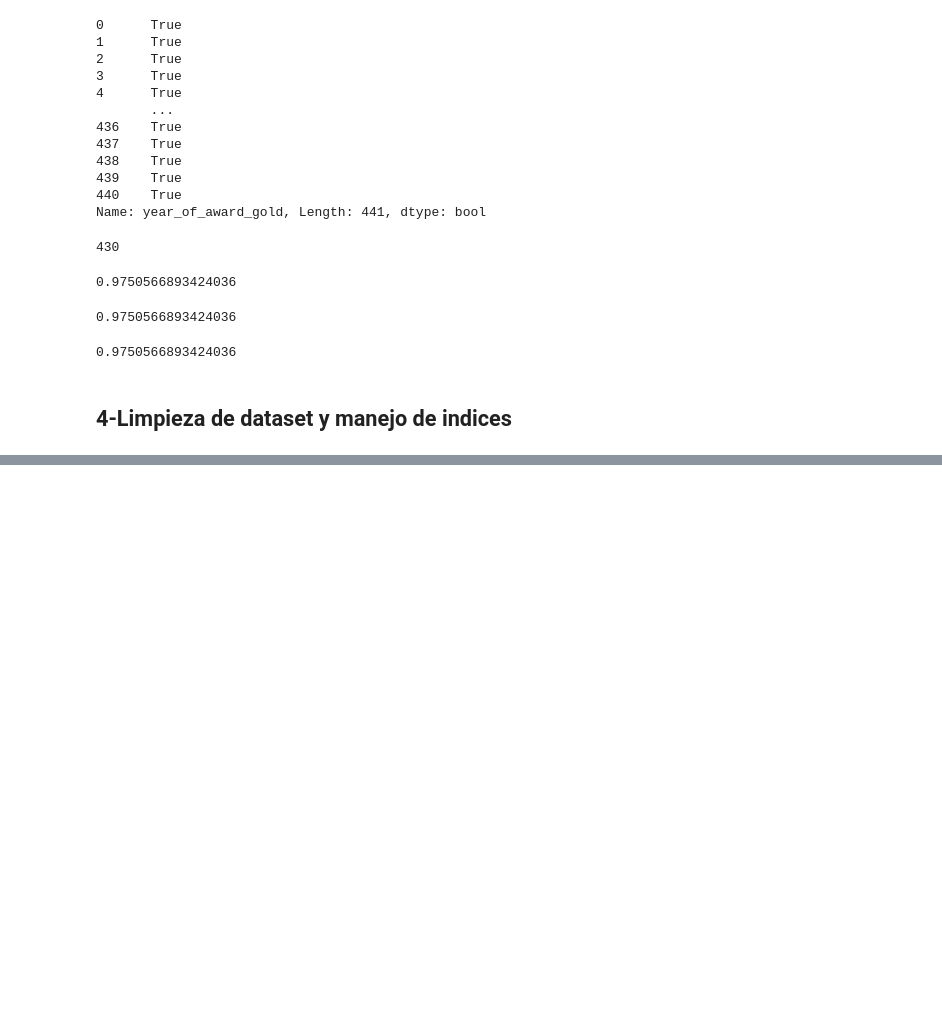
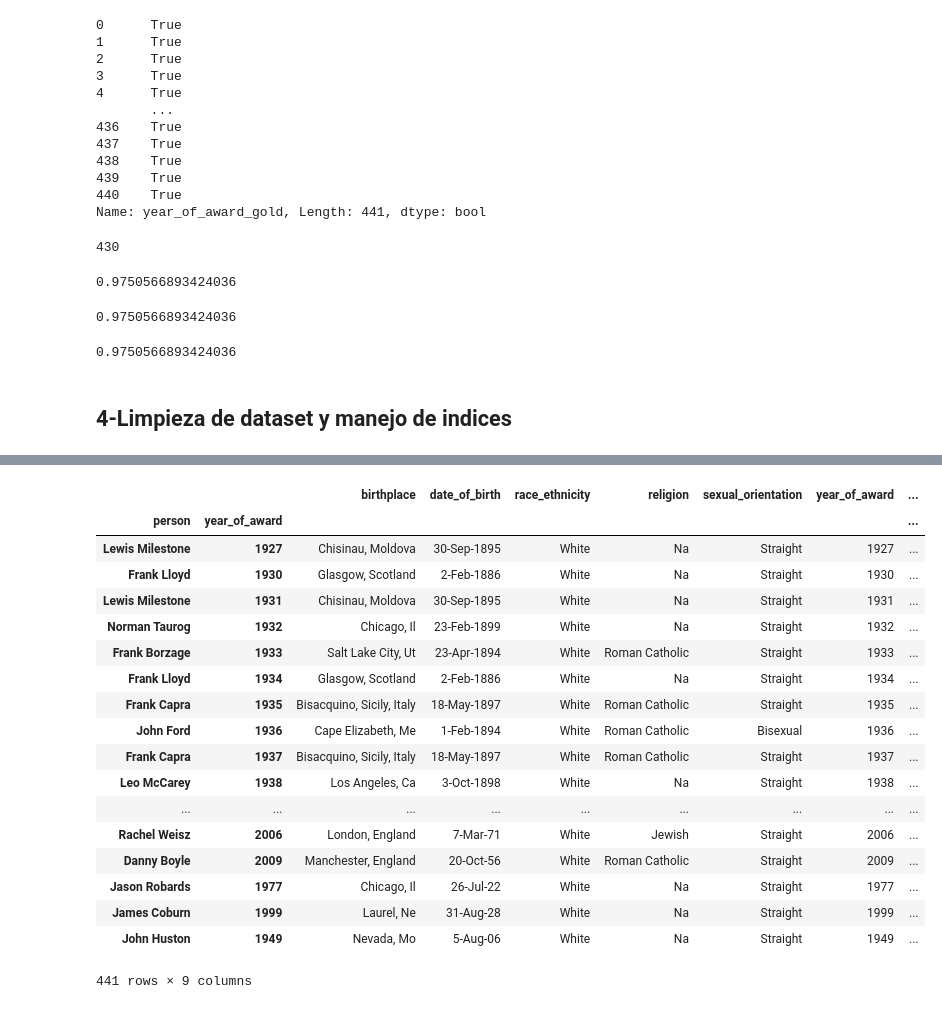
Before and after one commit to FedericoCalonge/OrganizacionDatosRepoMateria, a Jupyter notebook: 1-Manejo_Pandas_Oscars/Analisis_Ganadores_Oscars.ipynb, the cells around one changed output, grey strips where cells are left out. Drawn from its saved outputs; the diff is of its cells as text; code cells hidden in the pictures; blank space fills up the shorter version.

```diff
--- a/1-Manejo_Pandas_Oscars/Analisis_Ganadores_Oscars.ipynb
+++ b/1-Manejo_Pandas_Oscars/Analisis_Ganadores_Oscars.ipynb
@@ -751,0 +965,26 @@ oscars_demographics['year_of_award_gold'].isnull()\
+# %%
+#Ahora queremos que cuando generemos el índice las columnas persona y year_of_award SIGAN SIENDO COLUMNAS! Que NO se eliminen!
+#Esto lo hacemos con drop=False... y ahora veremos esas 2 columnas en nuestro DF
+
+oscars_byID3=oscars.set_index(['person','year_of_award'], drop=False)
+oscars_byID3
+# %% [output]
+|  |  | birthplace | date_of_birth | race_ethnicity | religion | sexual_orientation | year_of_award | ... |
+| person | year_of_award |  |  |  |  |  |  | ... |
+| Lewis Milestone | 1927 | Chisinau, Moldova | 30-Sep-1895 | White | Na | Straight | 1927 | ... |
+| Frank Lloyd | 1930 | Glasgow, Scotland | 2-Feb-1886 | White | Na | Straight | 1930 | ... |
+| Lewis Milestone | 1931 | Chisinau, Moldova | 30-Sep-1895 | White | Na | Straight | 1931 | ... |
+| Norman Taurog | 1932 | Chicago, Il | 23-Feb-1899 | White | Na | Straight | 1932 | ... |
+| Frank Borzage | 1933 | Salt Lake City, Ut | 23-Apr-1894 | White | Roman Catholic | Straight | 1933 | ... |
+| Frank Lloyd | 1934 | Glasgow, Scotland | 2-Feb-1886 | White | Na | Straight | 1934 | ... |
+| Frank Capra | 1935 | Bisacquino, Sicily, Italy | 18-May-1897 | White | Roman Catholic | Straight | 1935 | ... |
+| John Ford | 1936 | Cape Elizabeth, Me | 1-Feb-1894 | White | Roman Catholic | Bisexual | 1936 | ... |
+| Frank Capra | 1937 | Bisacquino, Sicily, Italy | 18-May-1897 | White | Roman Catholic | Straight | 1937 | ... |
+| Leo McCarey | 1938 | Los Angeles, Ca | 3-Oct-1898 | White | Na | Straight | 1938 | ... |
+| ... | ... | ... | ... | ... | ... | ... | ... | ... |
+| Rachel Weisz | 2006 | London, England | 7-Mar-71 | White | Jewish | Straight | 2006 | ... |
+| Danny Boyle | 2009 | Manchester, England | 20-Oct-56 | White | Roman Catholic | Straight | 2009 | ... |
+| Jason Robards | 1977 | Chicago, Il | 26-Jul-22 | White | Na | Straight | 1977 | ... |
+| James Coburn | 1999 | Laurel, Ne | 31-Aug-28 | White | Na | Straight | 1999 | ... |
+| John Huston | 1949 | Nevada, Mo | 5-Aug-06 | White | Na | Straight | 1949 | ... |
+441 rows × 9 columns
```
Also changed, not shown: parts of 74 cells of this notebook.
